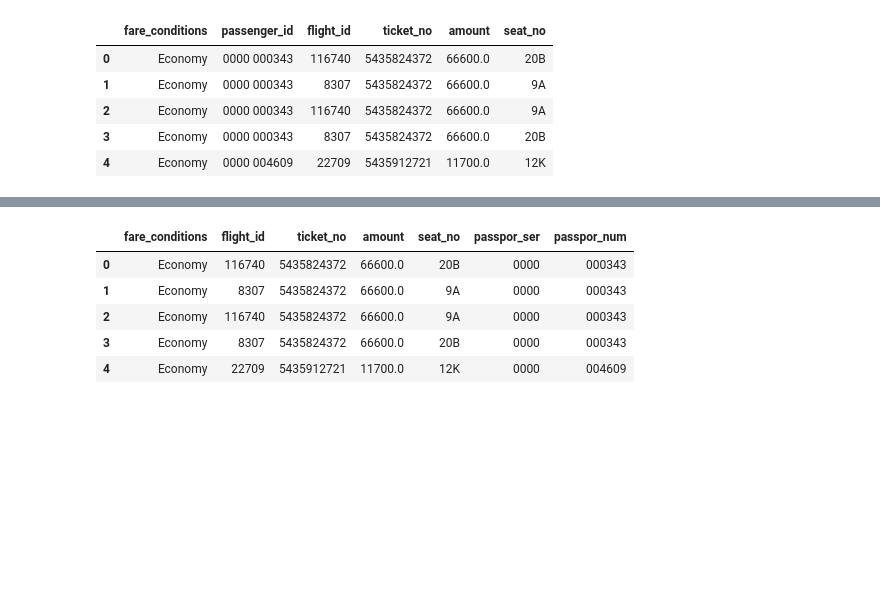
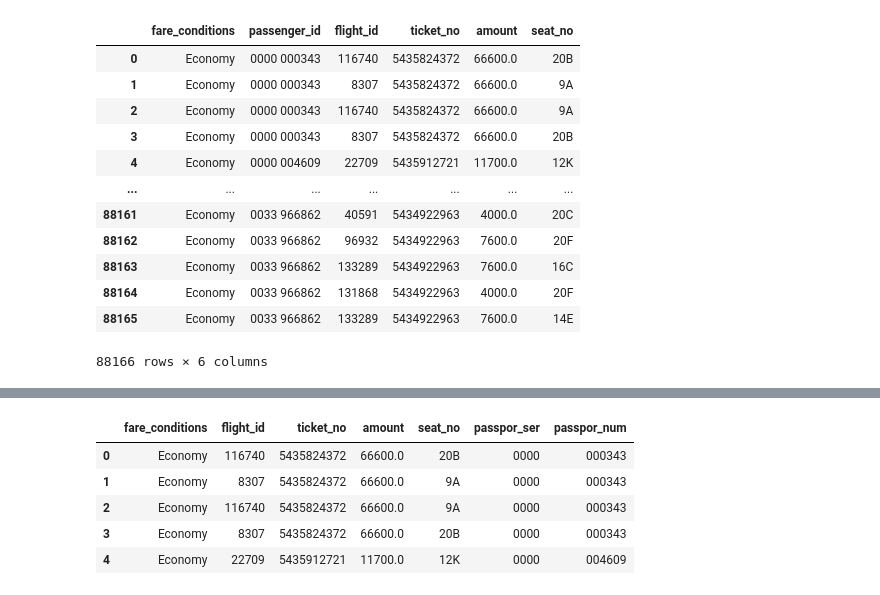
Before and after one commit to IvanSvyatykh/SemestrDatabaseWork, a Jupyter notebook: notebooks/refactor_tickets.ipynb, the cells around one changed output, grey strips where cells are left out. Saved outputs shown, nothing was run; the diff lists cells and outputs as text; code cells hidden in the pictures; blank space fills up the shorter version.

```diff
--- a/notebooks/refactor_tickets.ipynb
+++ b/notebooks/refactor_tickets.ipynb
@@ -5,11 +5,18 @@ import numpy as np
 import matplotlib.pyplot as plt
 # %%
 tickets_data = pd.read_csv("../data/tickets.csv")
-tickets_data.head()
+tickets_data
 # %% [output]
 |  | fare_conditions | passenger_id | flight_id | ticket_no | amount | seat_no |
 | 0 | Economy | 0000 000343 | 116740 | 5435824372 | 66600.0 | 20B |
 | 1 | Economy | 0000 000343 | 8307 | 5435824372 | 66600.0 | 9A |
 | 2 | Economy | 0000 000343 | 116740 | 5435824372 | 66600.0 | 9A |
 | 3 | Economy | 0000 000343 | 8307 | 5435824372 | 66600.0 | 20B |
 | 4 | Economy | 0000 004609 | 22709 | 5435912721 | 11700.0 | 12K |
+| ... | ... | ... | ... | ... | ... | ... |
+| 88161 | Economy | 0033 966862 | 40591 | 5434922963 | 4000.0 | 20C |
+| 88162 | Economy | 0033 966862 | 96932 | 5434922963 | 7600.0 | 20F |
+| 88163 | Economy | 0033 966862 | 133289 | 5434922963 | 7600.0 | 16C |
+| 88164 | Economy | 0033 966862 | 131868 | 5434922963 | 4000.0 | 20F |
+| 88165 | Economy | 0033 966862 | 133289 | 5434922963 | 7600.0 | 14E |
+88166 rows × 6 columns
```
Also changed, not shown: parts of 5 cells of this notebook, 9 other files.
